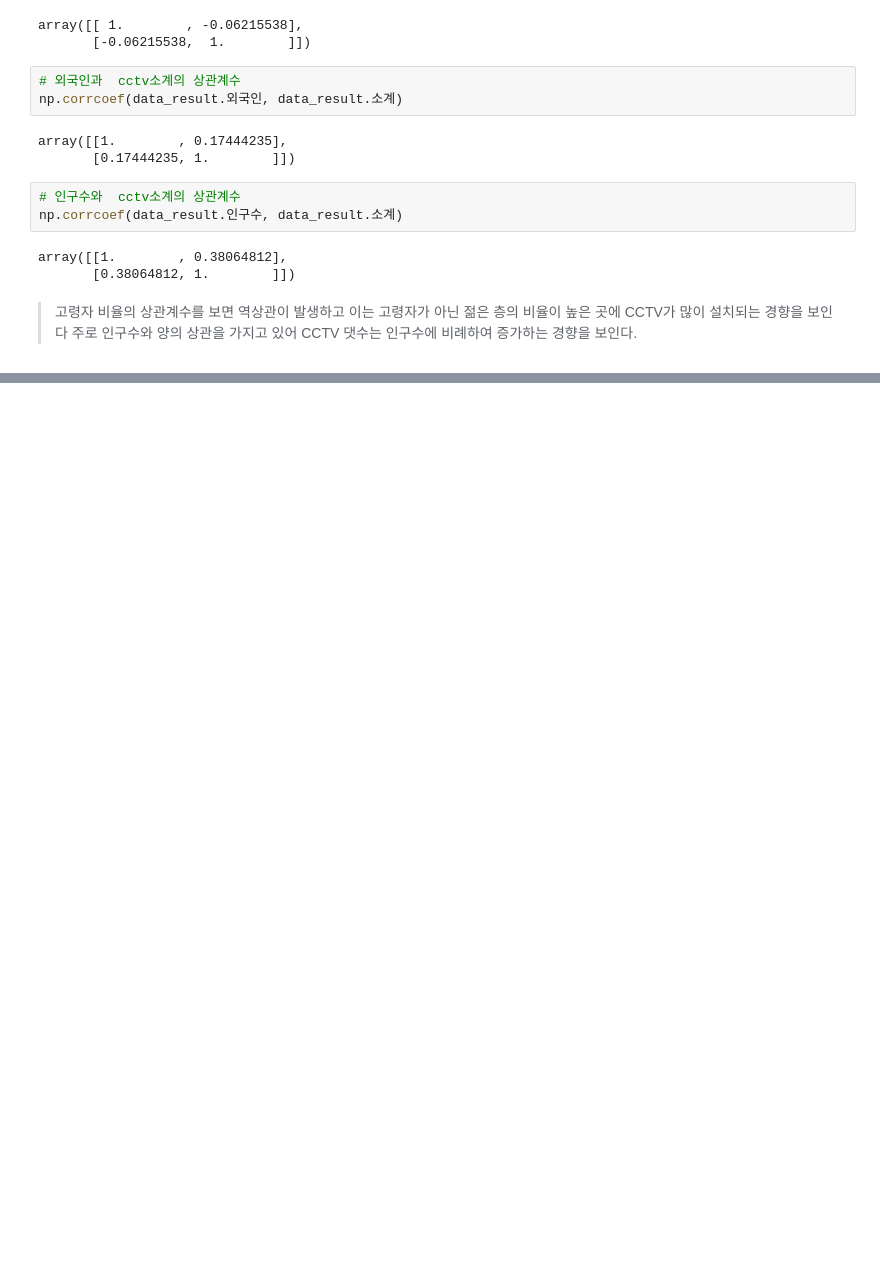
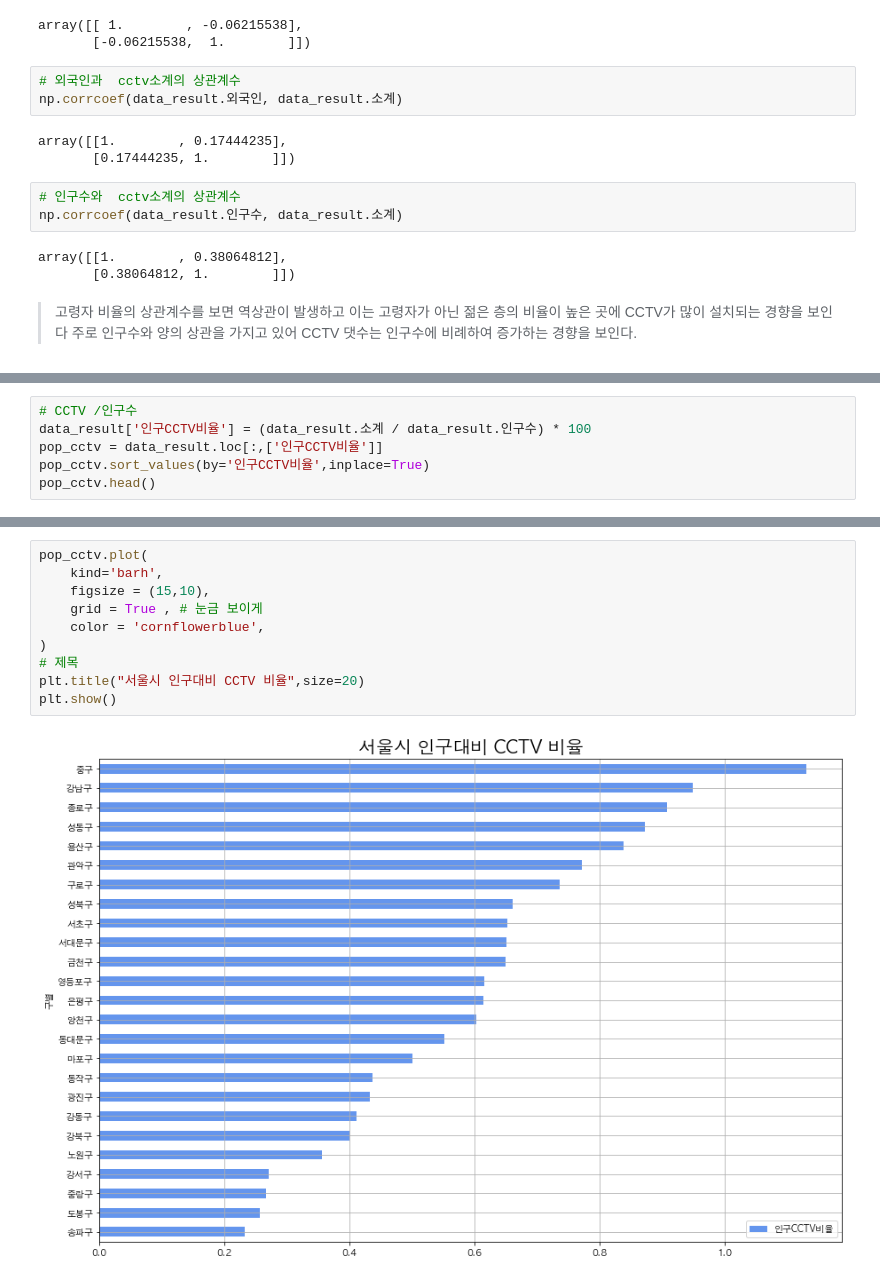
Before and after one commit to naddda0813/Python, a Jupyter notebook: 3.DataAnalysis/Note/16. 서울시 인구대비 CCTV 현황분석.ipynb, the cells around one changed output, grey strips where cells are left out. Saved outputs shown, nothing was run; the diff lists cells and outputs as text; blank space fills up the shorter version.

```diff
--- a/3.DataAnalysis/Note/16. 서울시 인구대비 CCTV 현황분석.ipynb
+++ b/3.DataAnalysis/Note/16. 서울시 인구대비 CCTV 현황분석.ipynb
@@ -411,0 +517,6 @@ CCTV가 많이 설치되는 경향을 보인다
+# %%
+# CCTV /인구수
+data_result['인구CCTV비율'] = (data_result.소계 / data_result.인구수) * 100
+pop_cctv = data_result.loc[:,['인구CCTV비율']]
+pop_cctv.sort_values(by='인구CCTV비율',inplace=True)
+pop_cctv.head()
@@ -411,0 +531,12 @@ CCTV가 많이 설치되는 경향을 보인다
+# %%
+pop_cctv.plot(
+    kind='barh',
+    figsize = (15,10),
+    grid = True , # 눈금 보이게
+    color = 'cornflowerblue',
+)
+# 제목
+plt.title("서울시 인구대비 CCTV 비율",size=20)
+plt.show()
+# %% [output]
+[figure, added]
```
Also changed, not shown: parts of 32 cells of this notebook, 39 other files.
